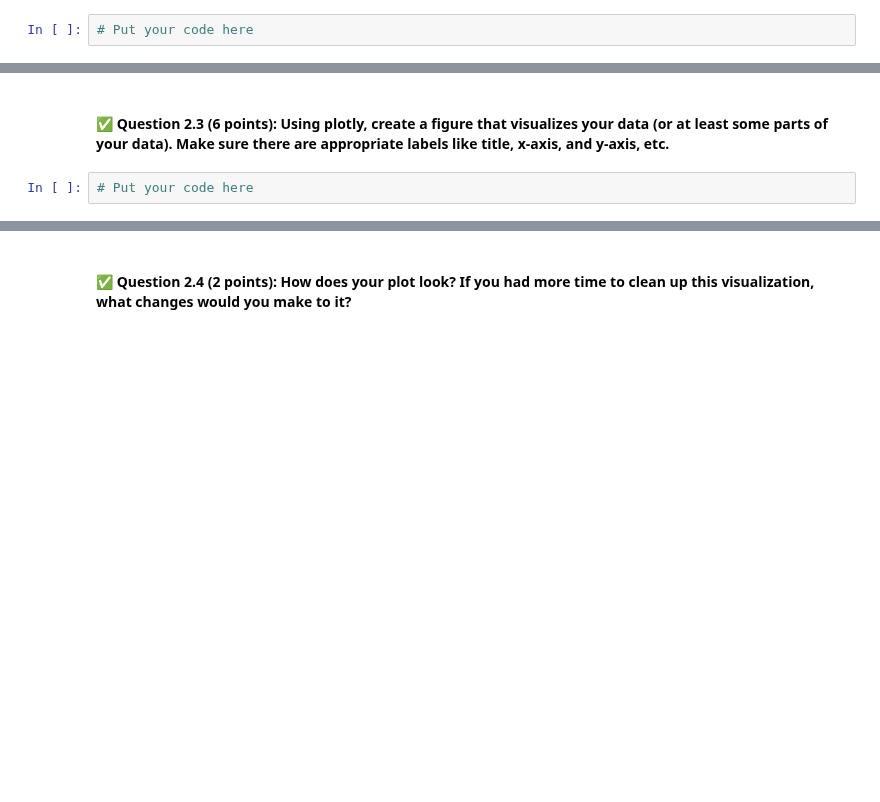
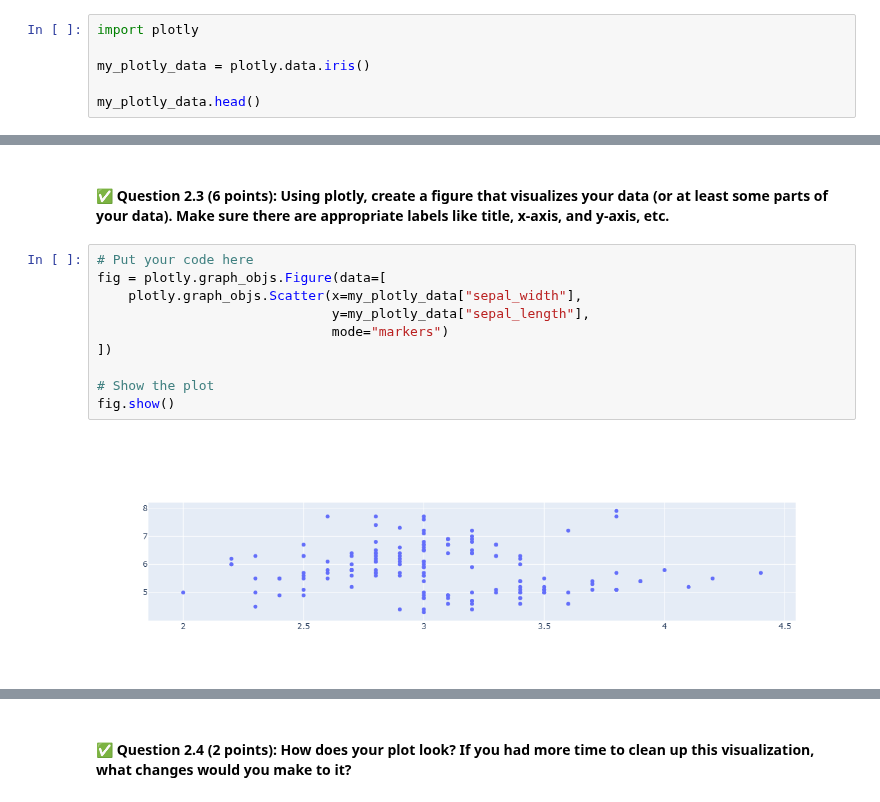
Before and after one commit to burririt/CMSE202-s25-turnin, a Jupyter notebook: exams/midterm/CMSE202-Midterm-Section001-RithvikBurri.ipynb, the cells around one changed output, grey strips where cells are left out. Saved outputs shown, nothing was run; the diff lists cells and outputs as text; blank space fills up the shorter version.

```diff
--- a/exams/midterm/CMSE202-Midterm-Section001-RithvikBurri.ipynb
+++ b/exams/midterm/CMSE202-Midterm-Section001-RithvikBurri.ipynb
@@ -164,4 +158,8 @@ Let's install and use the plotly package
 # %% [markdown]
 &#9989; **Question 2.2 (2 points)**: Load in any dataset of your choice from [here]( https://plotly.com/python-api-reference/generated/plotly.data.html ). Assign this data as the variable "my_plotly_data" and then display this data.
 # %%
-# Put your code here
+import plotly
+
+my_plotly_data = plotly.data.iris()
+
+my_plotly_data.head()
@@ -169,3 +174,13 @@ Let's install and use the plotly package
 #### &#9989; **Question 2.3 (6 points)**: Using plotly, create a figure that visualizes your data (or at least some parts of your data). Make sure there are appropriate labels like title, x-axis, and y-axis, etc.
 # %%
 # Put your code here
+fig = plotly.graph_objs.Figure(data=[
+    plotly.graph_objs.Scatter(x=my_plotly_data["sepal_width"],
+                              y=my_plotly_data["sepal_length"],
+                              mode="markers")
+])
+
+# Show the plot
+fig.show()
+# %% [output]
+[figure, added]
```
Also changed, not shown: parts of 14 cells of this notebook.
